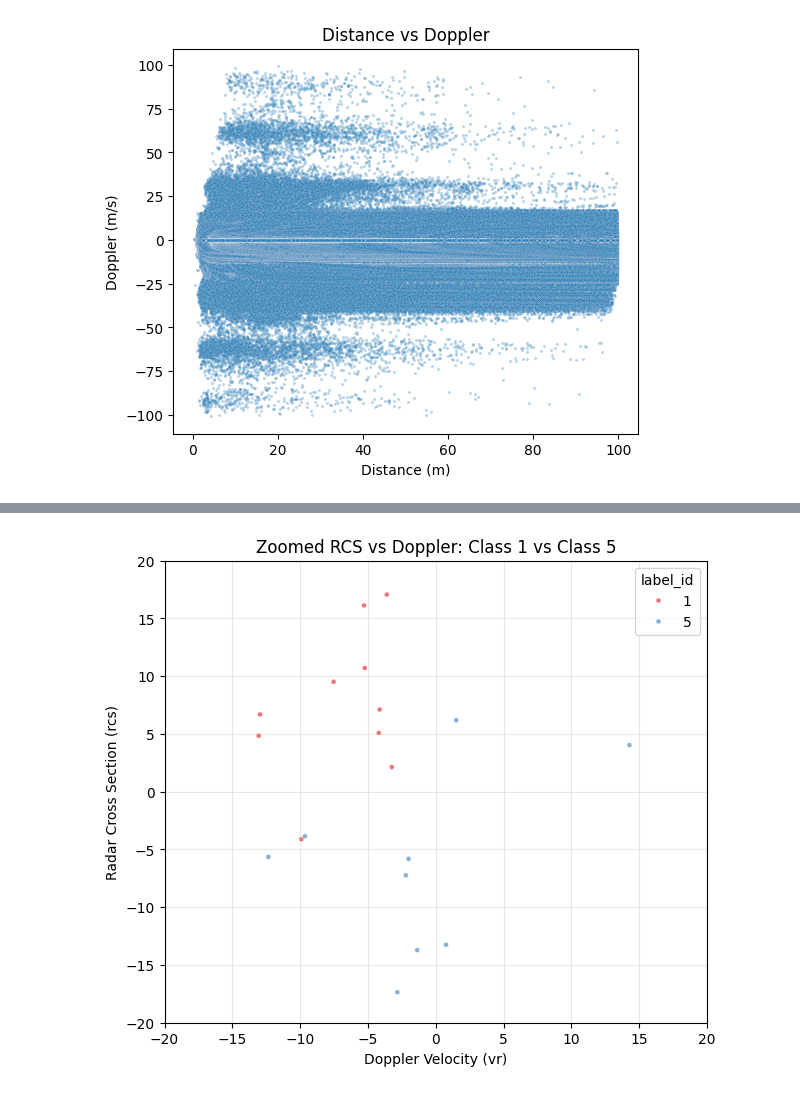
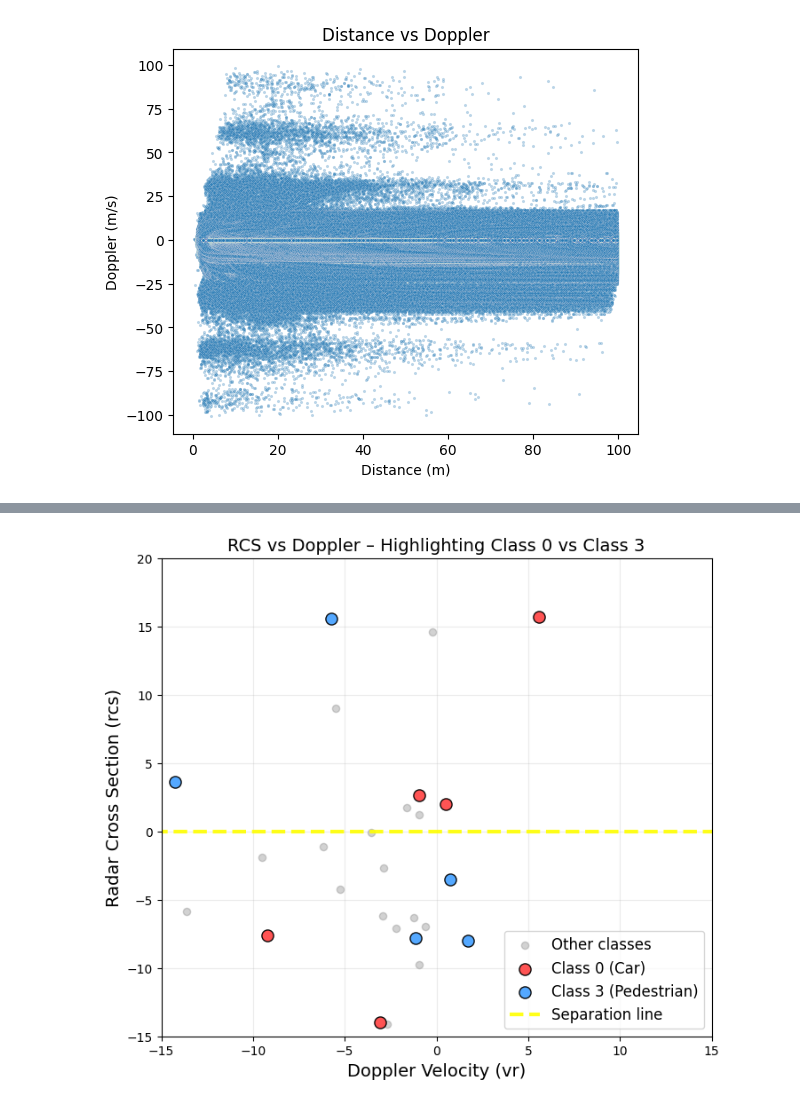
Before and after one commit to Rohit-rarichan/radarscenes-ml-project, a Jupyter notebook: notebooks/data_exporation.ipynb, the cells around one changed output, grey strips where cells are left out. Cells and saved outputs as stored; diff of their text form; code cells hidden in the pictures.

```diff
--- a/notebooks/data_exporation.ipynb
+++ b/notebooks/data_exporation.ipynb
@@ -375,32 +400,79 @@ Sampled size: 47436
 # %%
-CLASS_A = 1   # car
-CLASS_B = 5   # pedestrian
-df2 = df_sampled[df_sampled["label_id"].isin([CLASS_A, CLASS_B])]
+CLASS_A = 0   # car
+CLASS_B = 3   # pedestrian
 
-# Sample fewer points for visibility
-df2 = df2.groupby("label_id").apply(lambda x: x.sample(10, random_state=42)).reset_index(drop=True)
+# === 1) SAMPLE MAIN CLASSES (few points, strong visibility) ===
+df_main = df_sampled[df_sampled["label_id"].isin([CLASS_A, CLASS_B])]
+df_main = df_main.groupby("label_id").apply(lambda x: x.sample(5, random_state=42)).reset_index(drop=True)
 
-plt.figure(figsize=(7,6))
+# === 2) SAMPLE OTHER CLASSES (lots of transparency) ===
+df_other = df_sampled[~df_sampled["label_id"].isin([CLASS_A, CLASS_B])]
+df_other = df_other.sample(20, random_state=42)   # only small amount for context
 
-sns.scatterplot(
-    data=df2,
-    x="vr",
-    y="rcs",
-    hue="label_id",
-    s=12,
-    alpha=0.6,
-    palette="Set1"
+df_other["plot_color"] = "gray"
+df_main["plot_color"] = df_main["label_id"].map({
+    CLASS_A: "#FF4B4B",   # bright red
+    CLASS_B: "#4BA3FF",   # bright blue
+})
+
+# === 3) Combine ===
+df_plot = pd.concat([df_other, df_main], ignore_index=True)
+
+plt.figure(figsize=(8,7))
+
+# === OTHER CLASSES (TA: more transparent) ===
+plt.scatter(
+    df_other["vr"],
+    df_other["rcs"],
+    s=35,
+    alpha=0.35,                  # very transparent
+    color="gray",
+    label="Other classes"
 )
 
-plt.xlim(-20, 20)
-plt.ylim(-20, 20)
+# === CLASS 1 (car) ===
+plt.scatter(
+    df_main[df_main["label_id"] == CLASS_A]["vr"],
+    df_main[df_main["label_id"] == CLASS_A]["rcs"],
+    s=90,
+    alpha=0.95,
+    edgecolor="black",
+    color="#FF4B4B",
+    label=f"Class {CLASS_A} (Car)"
+)
 
-plt.xlabel("Doppler Velocity (vr)")
-plt.ylabel("Radar Cross Section (rcs)")
-plt.title(f"Zoomed RCS vs Doppler: Class {CLASS_A} vs Class {CLASS_B}")
+# === CLASS 5 (pedestrian) ===
+plt.scatter(
+    df_main[df_main["label_id"] == CLASS_B]["vr"],
+    df_main[df_main["label_id"] == CLASS_B]["rcs"],
+    s=90,
+    alpha=0.95,
+    edgecolor="black",
+    color="#4BA3FF",
+    label=f"Class {CLASS_B} (Pedestrian)"
+)
 
-plt.grid(True, alpha=0.3)
+# === Dotted separation line (TA requested) ===
+y_line = 0
+plt.plot(
+    [-20, 20],      # start to end of x-axis
+    [y_line, y_line],
+    linestyle="--",
+    linewidth=3,
+    color="yellow",   # VERY visible
+    alpha=0.9,
+    label="Separation line"
+)
 
+plt.xlim(-15, 15)
+plt.ylim(-15, 20)
+
+plt.xlabel("Doppler Velocity (vr)", fontsize=14)
+plt.ylabel("Radar Cross Section (rcs)", fontsize=14)
+plt.title("RCS vs Doppler – Highlighting Class 0 vs Class 3", fontsize=14)
+
+plt.grid(True, alpha=0.25)
+plt.legend(fontsize=12)
 plt.show()
 # %% [output]
-[figure, old version]
+[figure, new version]
```
Also changed, not shown: parts of 6 cells of this notebook, 6 other files.
